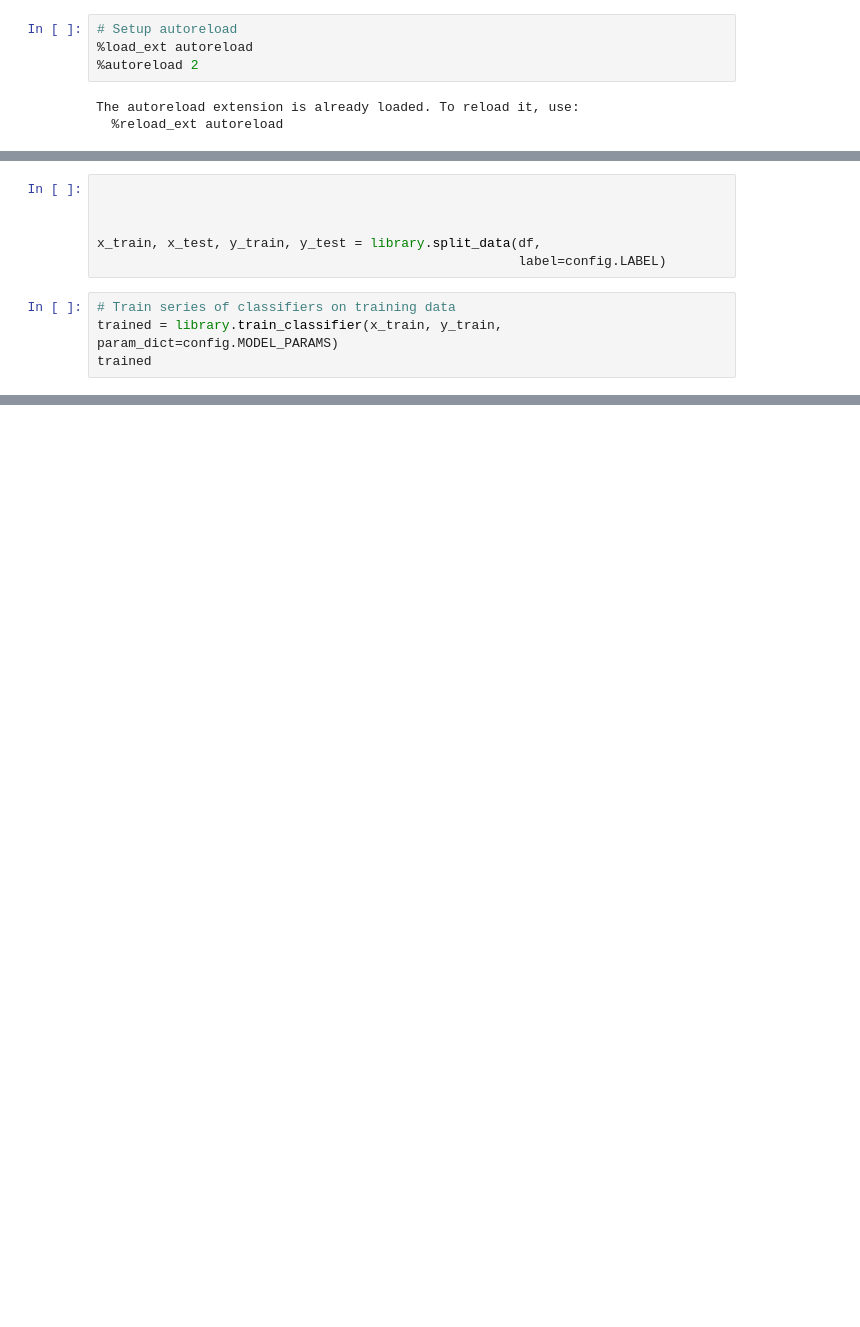
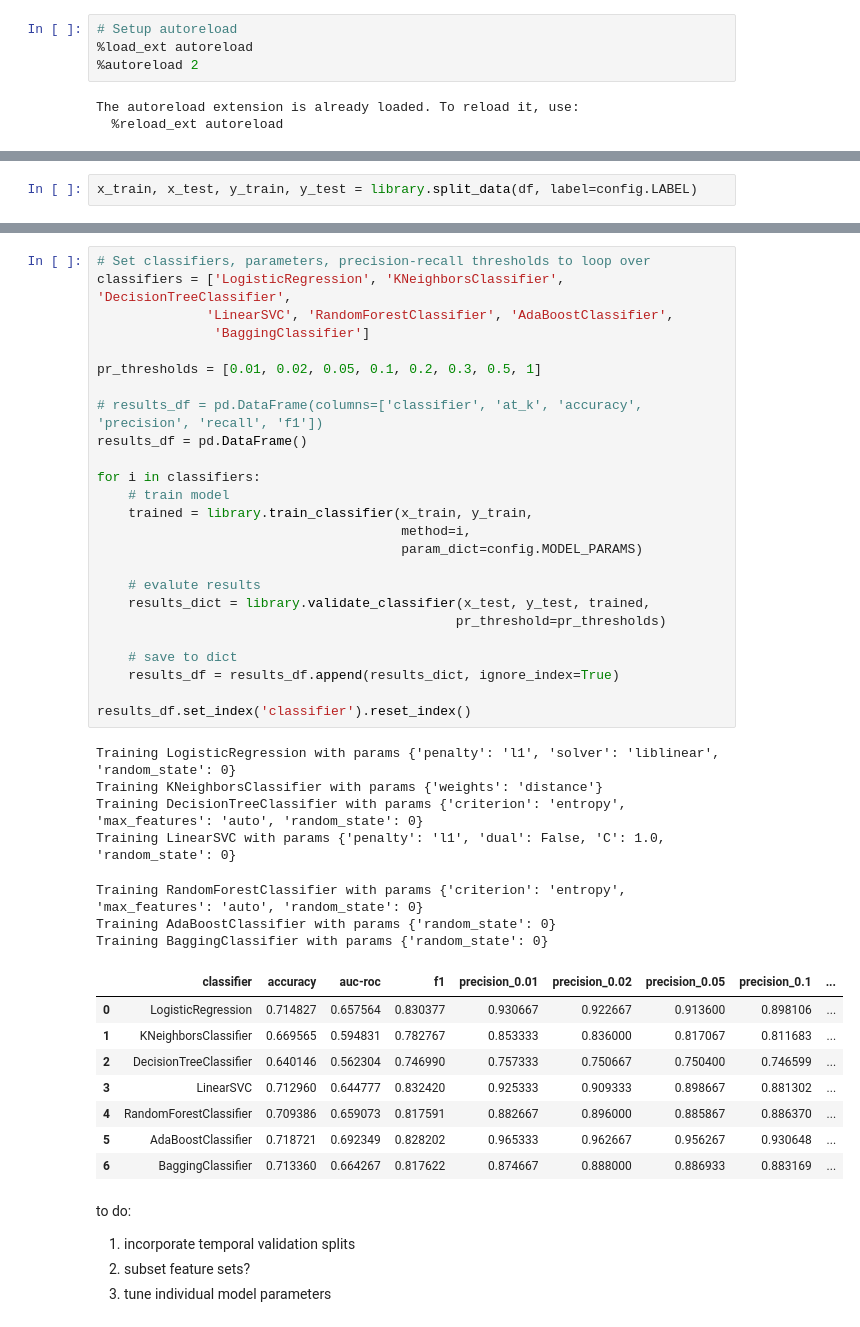
Before and after one commit to jtanwk/capp30254, a Jupyter notebook: HW3/Homework3_Tan_Part2Analysis.ipynb, the cells around one changed output, grey strips where cells are left out. Cells and saved outputs as stored; diff of their text form; blank space fills up the shorter version.

Commit message:
improved validation function

```diff
--- a/HW3/Homework3_Tan.ipynb
+++ b/HW3/Homework3_Tan_Part2Analysis.ipynb
@@ -183,10 +233,2 @@ df.head()
 # %%
-
-
-
-x_train, x_test, y_train, y_test = library.split_data(df,
-                                                      label=config.LABEL)
+x_train, x_test, y_train, y_test = library.split_data(df, label=config.LABEL)
-# %%
-# Train series of classifiers on training data
-trained = library.train_classifier(x_train, y_train, param_dict=config.MODEL_PARAMS)
-trained
@@ -236,0 +235,46 @@ Validating bag
+# %%
+# Set classifiers, parameters, precision-recall thresholds to loop over
+classifiers = ['LogisticRegression', 'KNeighborsClassifier', 'DecisionTreeClassifier',
+              'LinearSVC', 'RandomForestClassifier', 'AdaBoostClassifier',
+               'BaggingClassifier']
+
+pr_thresholds = [0.01, 0.02, 0.05, 0.1, 0.2, 0.3, 0.5, 1]
+
+# results_df = pd.DataFrame(columns=['classifier', 'at_k', 'accuracy', 'precision', 'recall', 'f1'])
+results_df = pd.DataFrame()
+
+for i in classifiers:
+    # train model
+    trained = library.train_classifier(x_train, y_train,
+                                       method=i,
+                                       param_dict=config.MODEL_PARAMS)
+
+    # evalute results
+    results_dict = library.validate_classifier(x_test, y_test, trained,
+                                              pr_threshold=pr_thresholds)
+
+    # save to dict
+    results_df = results_df.append(results_dict, ignore_index=True)
+
+results_df.set_index('classifier').reset_index()
+# %% [output]
+Training LogisticRegression with params {'penalty': 'l1', 'solver': 'liblinear', 'random_state': 0}
+Training KNeighborsClassifier with params {'weights': 'distance'}
+Training DecisionTreeClassifier with params {'criterion': 'entropy', 'max_features': 'auto', 'random_state': 0}
+Training LinearSVC with params {'penalty': 'l1', 'dual': False, 'C': 1.0, 'random_state': 0}
+Training RandomForestClassifier with params {'criterion': 'entropy', 'max_features': 'auto', 'random_state': 0}
+Training AdaBoostClassifier with params {'random_state': 0}
+Training BaggingClassifier with params {'random_state': 0}
+|  | classifier | accuracy | auc-roc | f1 | precision_0.01 | precision_0.02 | precision_0.05 | precision_0.1 | ... |
+| 0 | LogisticRegression | 0.714827 | 0.657564 | 0.830377 | 0.930667 | 0.922667 | 0.913600 | 0.898106 | ... |
+| 1 | KNeighborsClassifier | 0.669565 | 0.594831 | 0.782767 | 0.853333 | 0.836000 | 0.817067 | 0.811683 | ... |
+| 2 | DecisionTreeClassifier | 0.640146 | 0.562304 | 0.746990 | 0.757333 | 0.750667 | 0.750400 | 0.746599 | ... |
+| 3 | LinearSVC | 0.712960 | 0.644777 | 0.832420 | 0.925333 | 0.909333 | 0.898667 | 0.881302 | ... |
+| 4 | RandomForestClassifier | 0.709386 | 0.659073 | 0.817591 | 0.882667 | 0.896000 | 0.885867 | 0.886370 | ... |
+| 5 | AdaBoostClassifier | 0.718721 | 0.692349 | 0.828202 | 0.965333 | 0.962667 | 0.956267 | 0.930648 | ... |
+| 6 | BaggingClassifier | 0.713360 | 0.664267 | 0.817622 | 0.874667 | 0.888000 | 0.886933 | 0.883169 | ... |
+# %% [markdown]
+to do:
+1. incorporate temporal validation splits
+2. subset feature sets?
+3. tune individual model parameters
```
Also changed, not shown: parts of 36 cells of this notebook, 3 other files.
